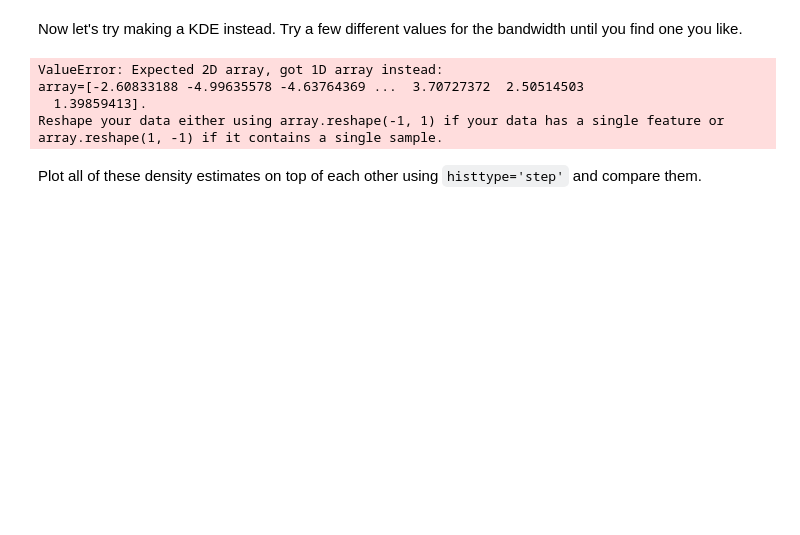
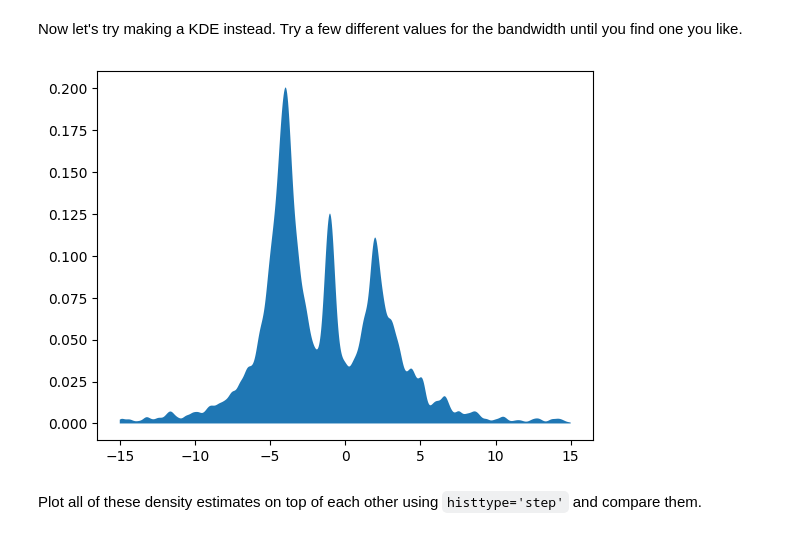
Before and after one commit to ASTR154/nonparametric-modeling, a Jupyter notebook: nonparametric-modeling.ipynb, the cells around one changed output. Saved outputs shown, nothing was run; the diff lists cells and outputs as text; code cells hidden in the pictures; blank space fills up the shorter version.

```diff
--- a/nonparametric-modeling.ipynb
+++ b/nonparametric-modeling.ipynb
@@ -76,15 +76,17 @@ print(len(b), 'bins')
 # %% [markdown]
 Now let's try making a KDE instead. Try a few different values for the bandwidth until you find one you like.
 # %%
-kde = KernelDensity(kernel='gaussian', bandwidth=0.2).fit(x)
+x_reshaped = x[:, np.newaxis]
 
-x_fit = np.arange(16)
-y_fit = np.arange(1300)
-plt.fill_between(x)
+kde = KernelDensity(kernel='gaussian', bandwidth=0.2).fit(x_reshaped)
+
+x_fit = np.linspace(-15, 15, 1000)[:, np.newaxis]
+
+log_dens = kde.score_samples(x_fit)
+y_fit = np.exp(log_dens)
+plt.fill_between(x_fit[:,0], y_fit)
+plt.show()
 # %% [output]
-ValueError: Expected 2D array, got 1D array instead:
-array=[-2.60833188 -4.99635578 -4.63764369 ...  3.70727372  2.50514503
-  1.39859413].
-Reshape your data either using array.reshape(-1, 1) if your data has a single feature or array.reshape(1, -1) if it contains a single sample.
+[figure, added]
 # %% [markdown]
 Plot all of these density estimates on top of each other using `histtype='step'` and compare them.
```
Also changed, not shown: parts of 23 cells of this notebook.
